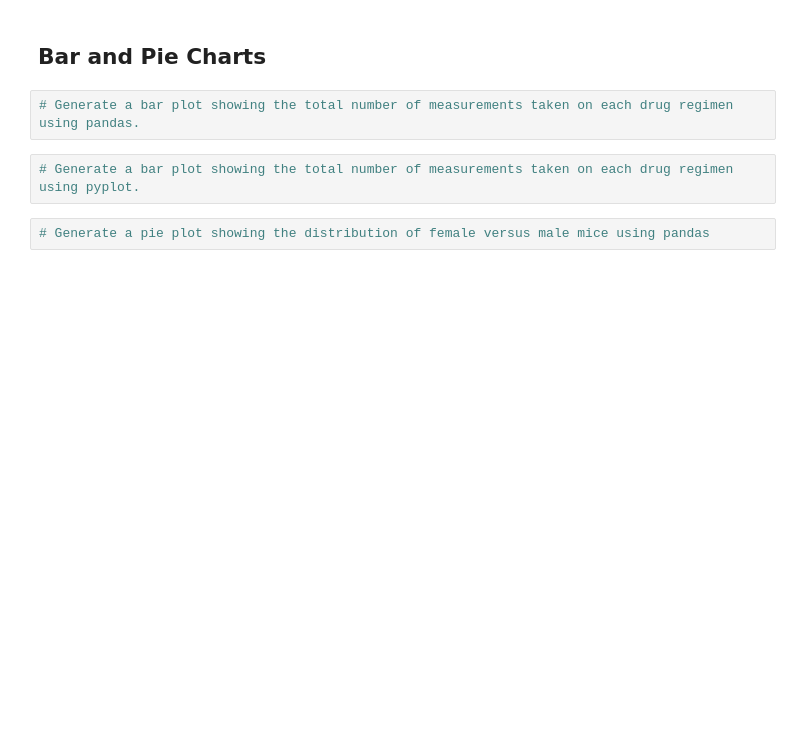
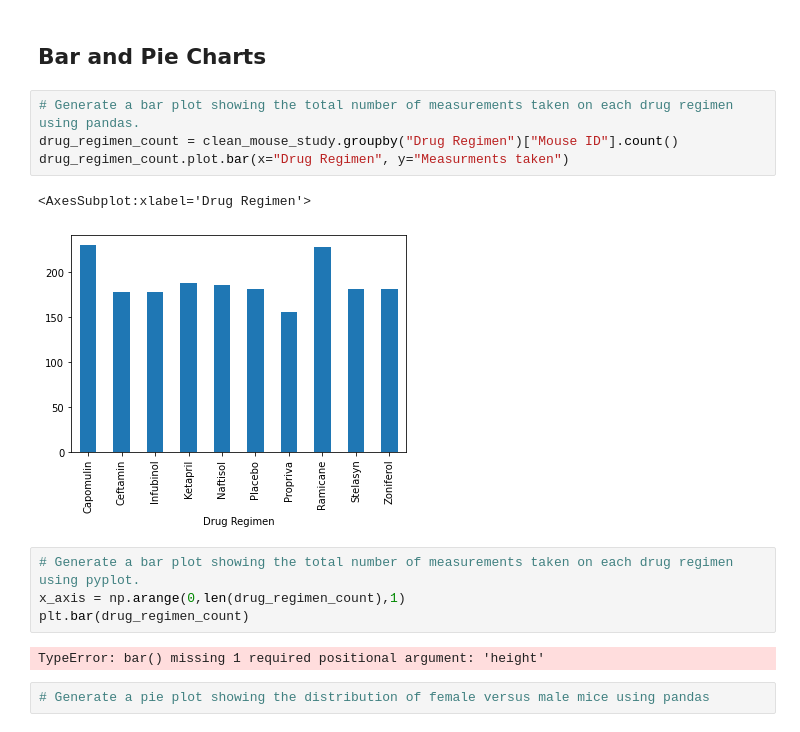
Before and after one commit to marceloflores1/matplotlib-challenge, a Jupyter notebook: pymaceuticals_starter.ipynb, the cells around one changed output. Saved outputs shown, nothing was run; the diff lists cells and outputs as text; blank space fills up the shorter version.

```diff
--- a/pymaceuticals_starter.ipynb
+++ b/pymaceuticals_starter.ipynb
@@ -102,9 +155,18 @@ clean_number_of_mice
 # %% [markdown]
 ## Bar and Pie Charts
+# %%
+# Generate a bar plot showing the total number of measurements taken on each drug regimen using pandas.
+drug_regimen_count = clean_mouse_study.groupby("Drug Regimen")["Mouse ID"].count()
+drug_regimen_count.plot.bar(x="Drug Regimen", y="Measurments taken")
+# %% [output]
+<AxesSubplot:xlabel='Drug Regimen'>
+[figure, added]
 # %%
-# Generate a bar plot showing the total number of measurements taken on each drug regimen using pandas.
+# Generate a bar plot showing the total number of measurements taken on each drug regimen using pyplot.
+x_axis = np.arange(0,len(drug_regimen_count),1)
+plt.bar(drug_regimen_count)
+# %% [output]
+TypeError: bar() missing 1 required positional argument: 'height'
-# %%
-# Generate a bar plot showing the total number of measurements taken on each drug regimen using pyplot.
 # %%
 # Generate a pie plot showing the distribution of female versus male mice using pandas
 # %%
```
Also changed, not shown: parts of 4 cells of this notebook.
